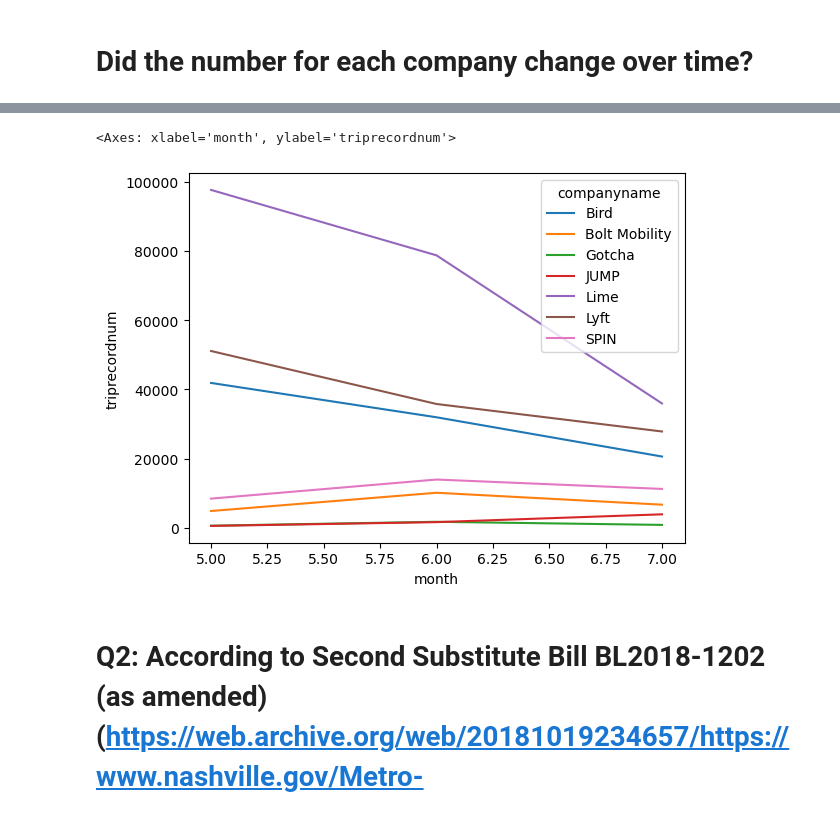
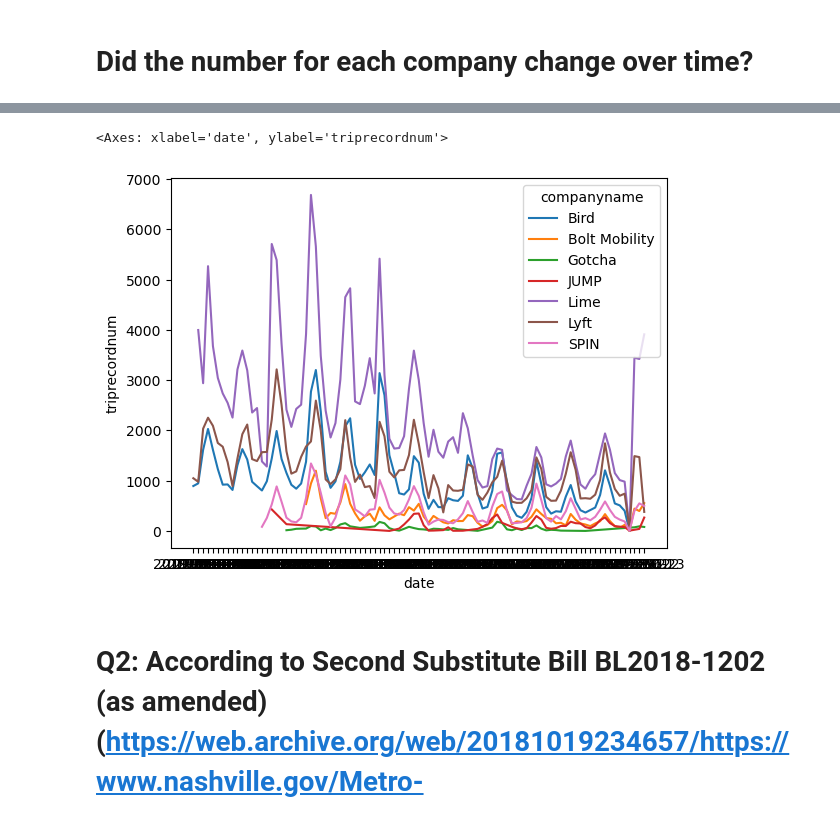
Before and after one commit to NSS-Data-Analytics-Cohort-11/scooters-margherita, a Jupyter notebook: notebook/scooters.ipynb, the cells around one changed output, grey strips where cells are left out. Cells and saved outputs as stored; diff of their text form; code cells hidden in the pictures.

```diff
--- a/notebook/scooters.ipynb
+++ b/notebook/scooters.ipynb
@@ -352 +264,3 @@ memory usage: 69.0+ MB
+# %%
+trips = pd.read_csv('../data/trips.csv')
 # %%
@@ -370,10 +284,10 @@ trips.head(100)
 # %%
-trips_by_month_by_company = trips.query('tripduration > 0 and tripdistance > 0').groupby(by=['companyname', 'month'])['triprecordnum'].count().reset_index()
+trips_by_month_by_company = trips.query('tripduration > 0 and tripdistance > 0').groupby(by=['companyname', 'date'])['triprecordnum'].count().reset_index()
 # %%
-sns.lineplot(data=trips_by_month_by_company, x='month', y='triprecordnum', hue='companyname')
+sns.lineplot(data=trips_by_month_by_company, x='date', y='triprecordnum', hue='companyname')
 # %% [output]
-<Axes: xlabel='month', ylabel='triprecordnum'>
+<Axes: xlabel='date', ylabel='triprecordnum'>
-[figure, old version]
+[figure, new version]
 # %% [markdown]
 # Q2: According to Second Substitute Bill BL2018-1202 (as amended) (https://web.archive.org/web/20181019234657/https://www.nashville.gov/Metro-Clerk/Legislative/Ordinances/Details/7d2cf076-b12c-4645-a118-b530577c5ee8/2015-2019/BL2018-1202.aspx), all permitted operators will first clean data before providing or reporting data to Metro. Data processing and cleaning shall include:
 Removal of staff servicing and test trips
```
Also changed, not shown: parts of 41 cells of this notebook.
